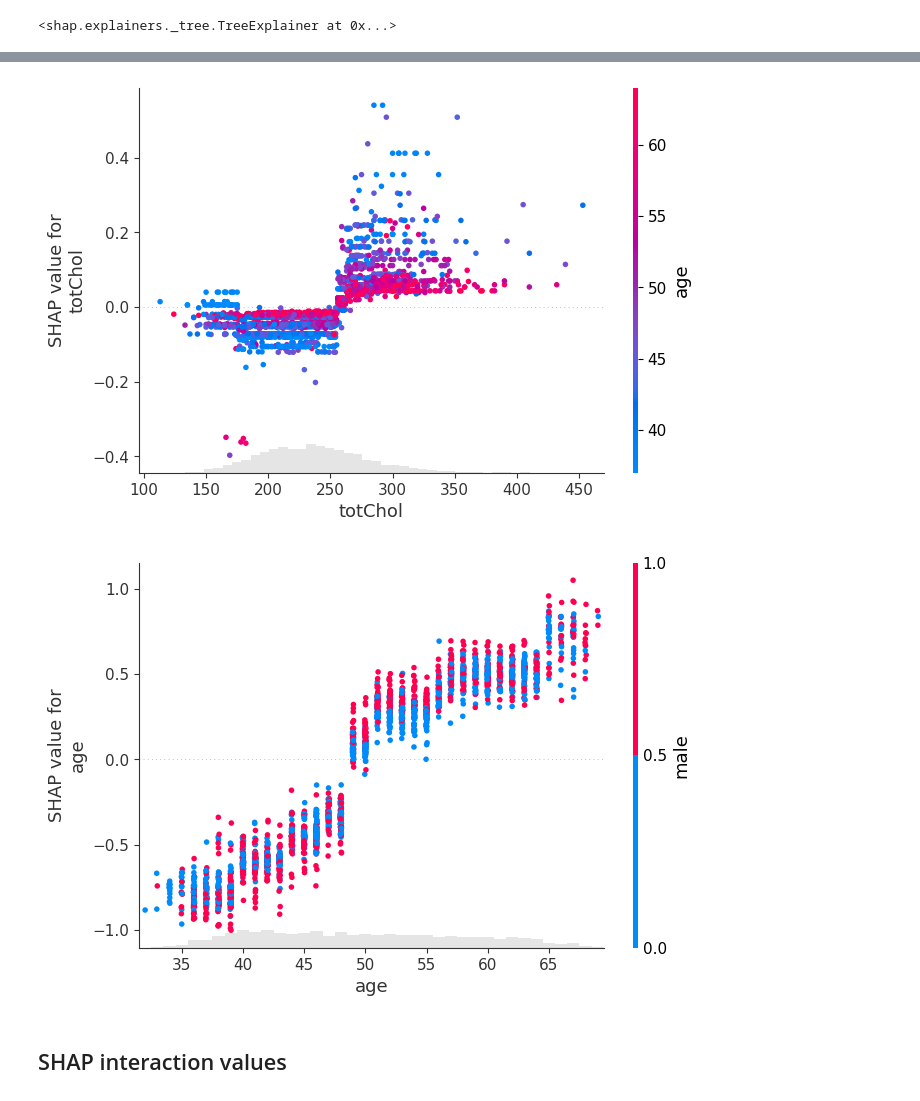
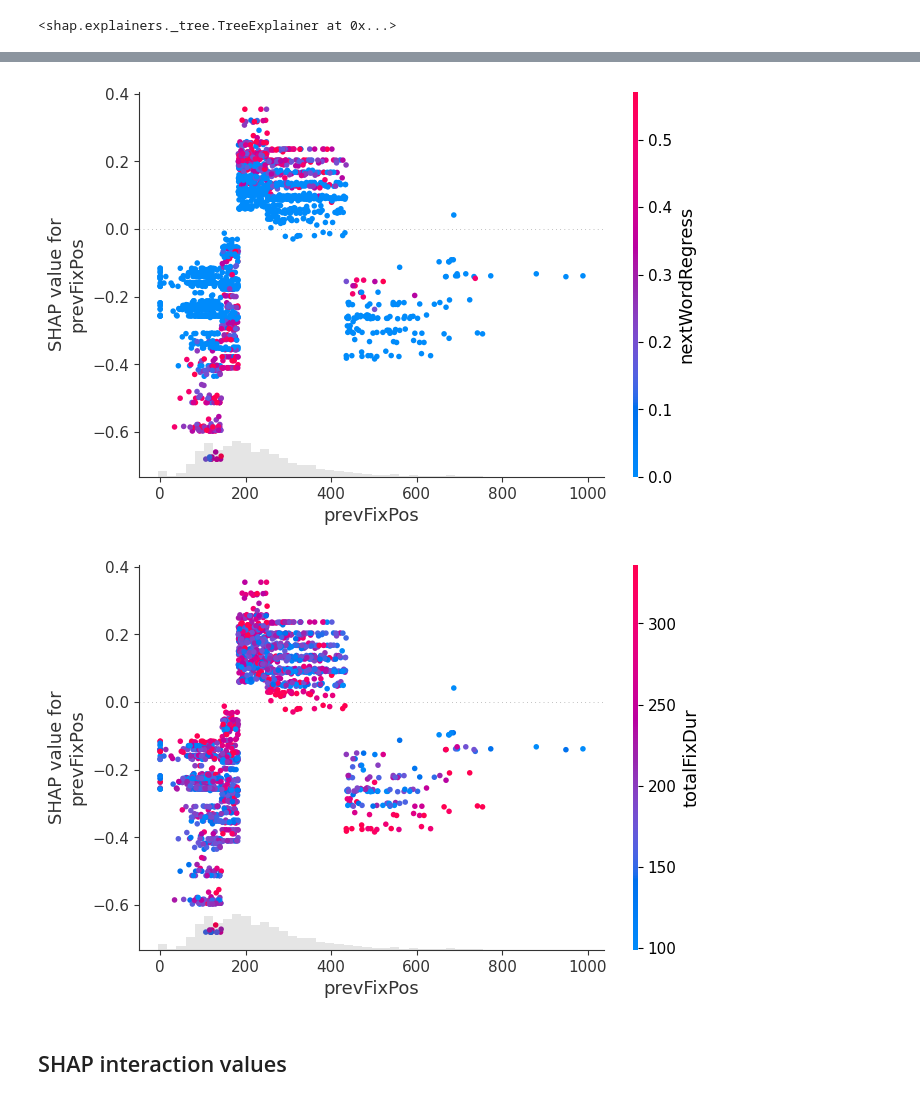
Before and after one commit to sib-swiss/intermediate-machine-learning-training, a Jupyter notebook: notebooks/03_SHAP.ipynb, the cells around one changed output, grey strips where cells are left out. Saved outputs shown, nothing was run; the diff lists cells and outputs as text; code cells hidden in the pictures.

Commit message:
updated SHAP notebook for eye movements

```diff
--- a/notebooks/03_SHAP.ipynb
+++ b/notebooks/03_SHAP.ipynb
@@ -149,13 +185,13 @@ shap.plots.scatter( shap_values[:,'male'] )
 # %%
 ## visualize some of the interaction between feature by coloring according to another variable
-shap.plots.scatter( shap_values[:,'totChol'] , color=shap_values[:,'age'] )
+shap.plots.scatter( shap_values[:,'prevFixPos'] , color=shap_values )
 # %% [output]
-[figure, old version]
+[figure, new version]
 # %%
 ## If you give all shap_values, the library searched for the one which may interact the most
-shap.plots.scatter( shap_values[:,'age'] , color=shap_values )
+shap.plots.scatter( shap_values[:,'prevFixPos'] , color=shap_values[:,'totalFixDur'] )
 # %% [output]
-[figure, old version]
+[figure, new version]
 # %% [markdown]
 ## SHAP interaction values
 # %%
```
Also changed, not shown: parts of 35 cells of this notebook.
